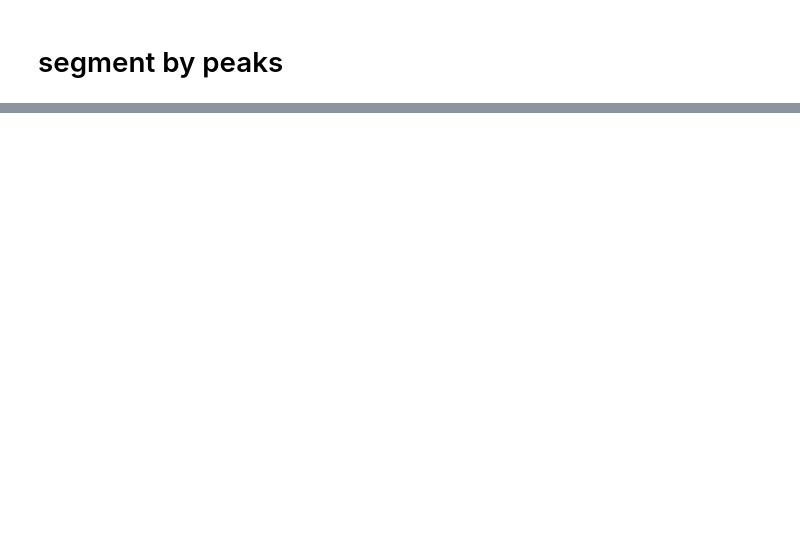
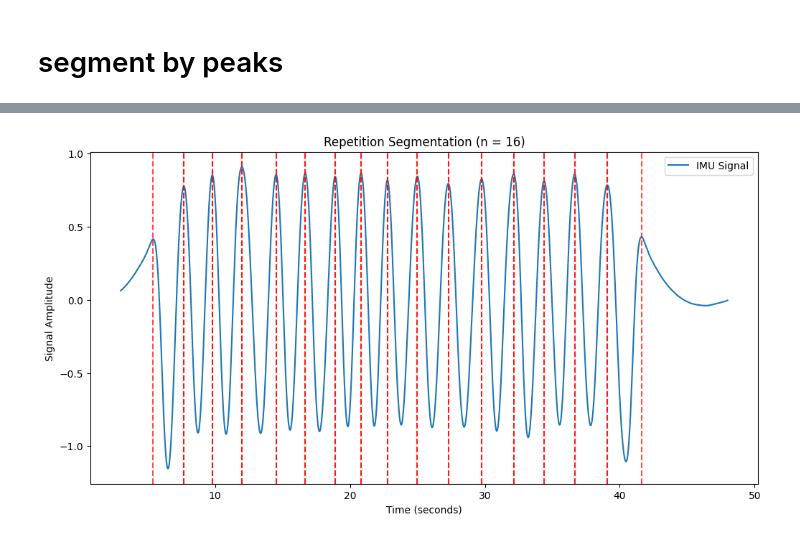
Before and after one commit to jadechngzw/HomeStretchRepo, a Jupyter notebook: HomeStretch_IMU_SignalProcessing.ipynb, the cells around one changed output, grey strips where cells are left out. Cells and saved outputs as stored; diff of their text form; code cells hidden in the pictures; blank space fills up the shorter version.

```diff
--- a/HomeStretch_IMU_SignalProcessing.ipynb
+++ b/HomeStretch_IMU_SignalProcessing.ipynb
@@ -200,0 +234,23 @@ def segment_rep():
+# %%
+def plot_reps(signal, time, rep_times):
+
+    plt.figure(figsize=(12,6))
+    plt.plot(time, signal, label='IMU Signal')
+
+    for i, (start, end) in enumerate(rep_times):
+        plt.axvline(start, color='red',linestyle='--', alpha=0.7)
+        plt.axvline(end, color='red', linestyle='--', alpha=0.7)
+
+    plt.xlabel('Time (seconds)')
+    plt.ylabel('Signal Amplitude')
+    plt.title(f'Repetition Segmentation (n = {len(rep_times)})')
+    plt.legend()
+    plt.show()
+
+
+signal = lowpass(sig, Fs, 1, order=2)  # low-pass
+signal = highpass(signal, Fs, cutoff_hz=0.1, order=2) # bias removal
+
+plot_reps(signal,t,rep_times)
+# %% [output]
+[figure, added]
```
Also changed, not shown: parts of 8 cells of this notebook, 25 other files.
